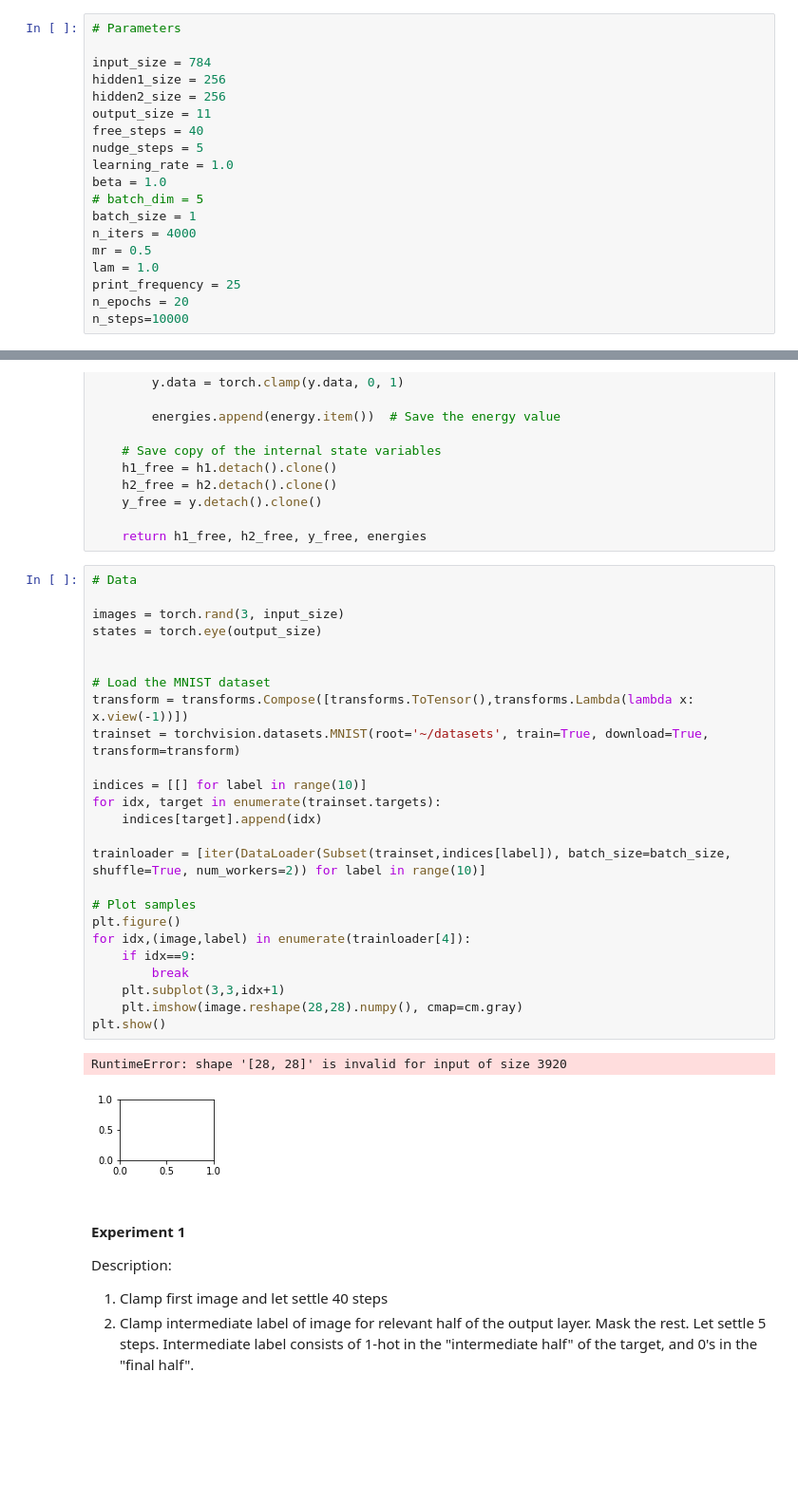
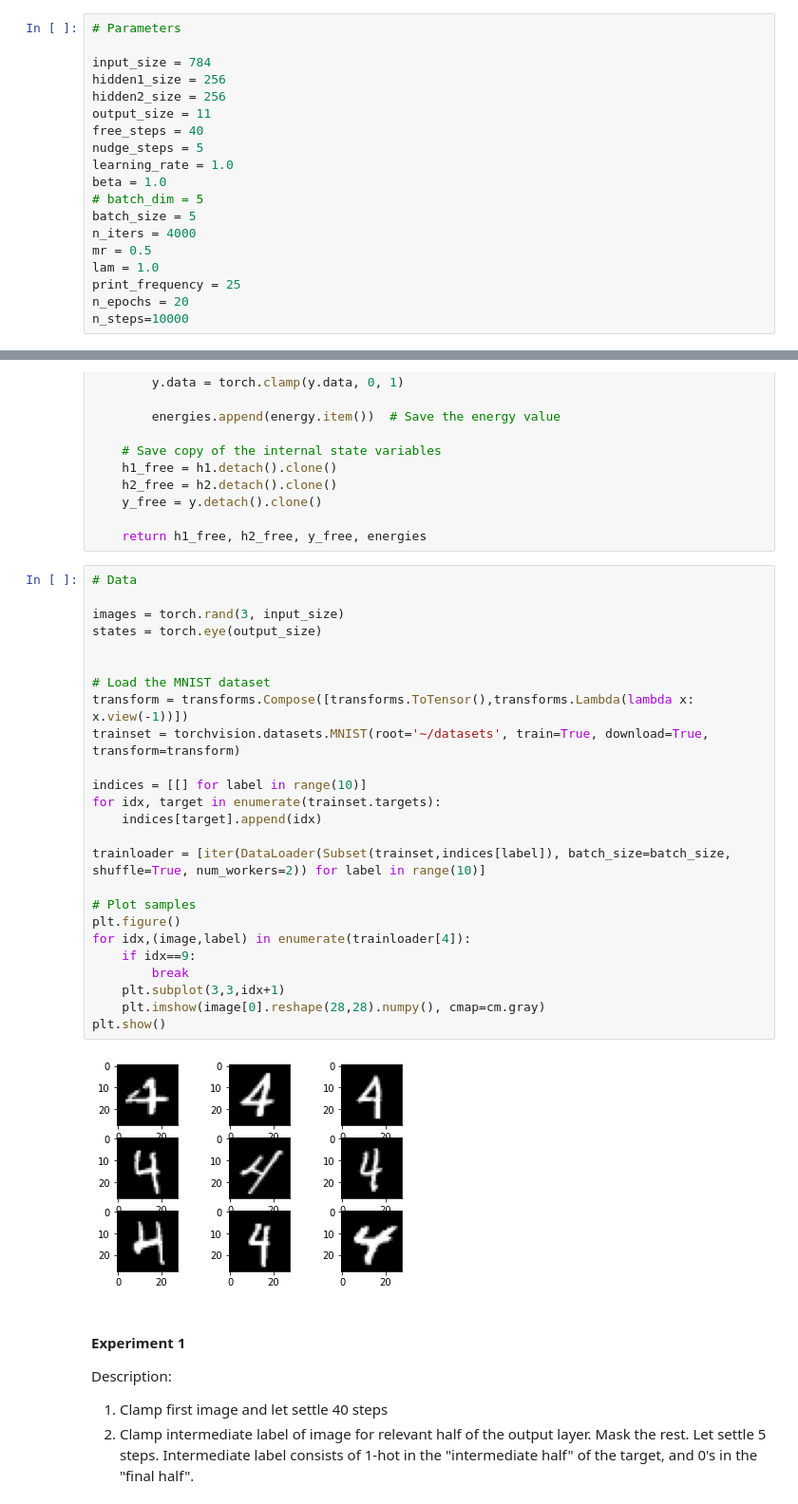
Before and after one commit to ajherman/convexity, a Jupyter notebook: sequence.ipynb, the cells around one changed output, grey strips where cells are left out. Shown at 95% size. Cells and saved outputs as stored; diff of their text form; blank space fills up the shorter version.

```diff
--- a/sequence.ipynb
+++ b/sequence.ipynb
@@ -26,7 +26,7 @@ nudge_steps = 5
 learning_rate = 1.0
 beta = 1.0
 # batch_dim = 5
-batch_size = 1
+batch_size = 5
 n_iters = 4000
 mr = 0.5
 lam = 1.0
@@ -58,31 +58,30 @@ def minimizeEnergy(model,steps,optimizer,x,h1,h2,y,target=None,beta=None,print_e
 # %%
 # Data
 
 images = torch.rand(3, input_size)
 states = torch.eye(output_size)
 
 
 # Load the MNIST dataset
 transform = transforms.Compose([transforms.ToTensor(),transforms.Lambda(lambda x: x.view(-1))])
 trainset = torchvision.datasets.MNIST(root='~/datasets', train=True, download=True, transform=transform)
 
 indices = [[] for label in range(10)]
 for idx, target in enumerate(trainset.targets):
     indices[target].append(idx)
 
 trainloader = [iter(DataLoader(Subset(trainset,indices[label]), batch_size=batch_size, shuffle=True, num_workers=2)) for label in range(10)]
 
 # Plot samples
 plt.figure()
 for idx,(image,label) in enumerate(trainloader[4]):
     if idx==9:
         break
     plt.subplot(3,3,idx+1)
-    plt.imshow(image.reshape(28,28).numpy(), cmap=cm.gray)
+    plt.imshow(image[0].reshape(28,28).numpy(), cmap=cm.gray)
 plt.show()
 # %% [output]
-RuntimeError: shape '[28, 28]' is invalid for input of size 3920
-[figure, old version]
+[figure, new version]
 # %% [markdown]
 #### Experiment 1 ####
 
```
Also changed, not shown: parts of 1 cell of this notebook.
